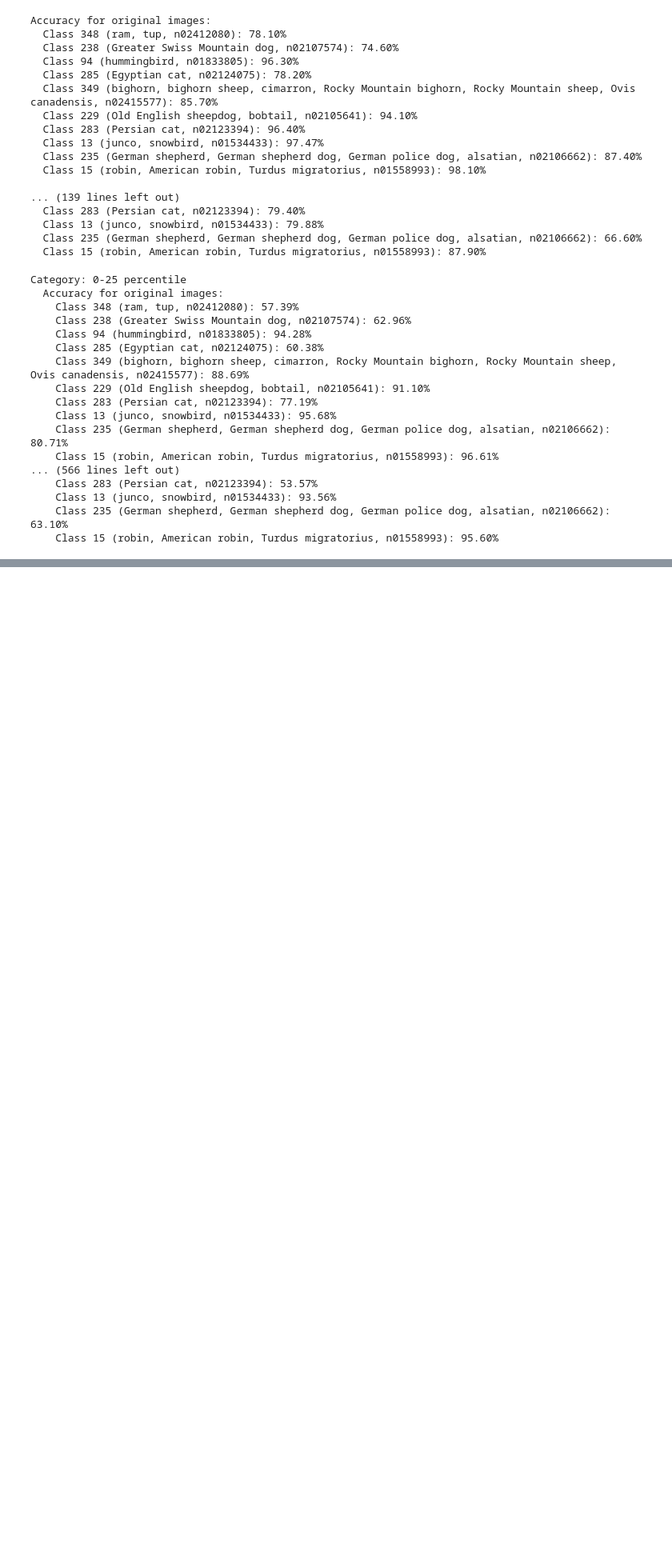
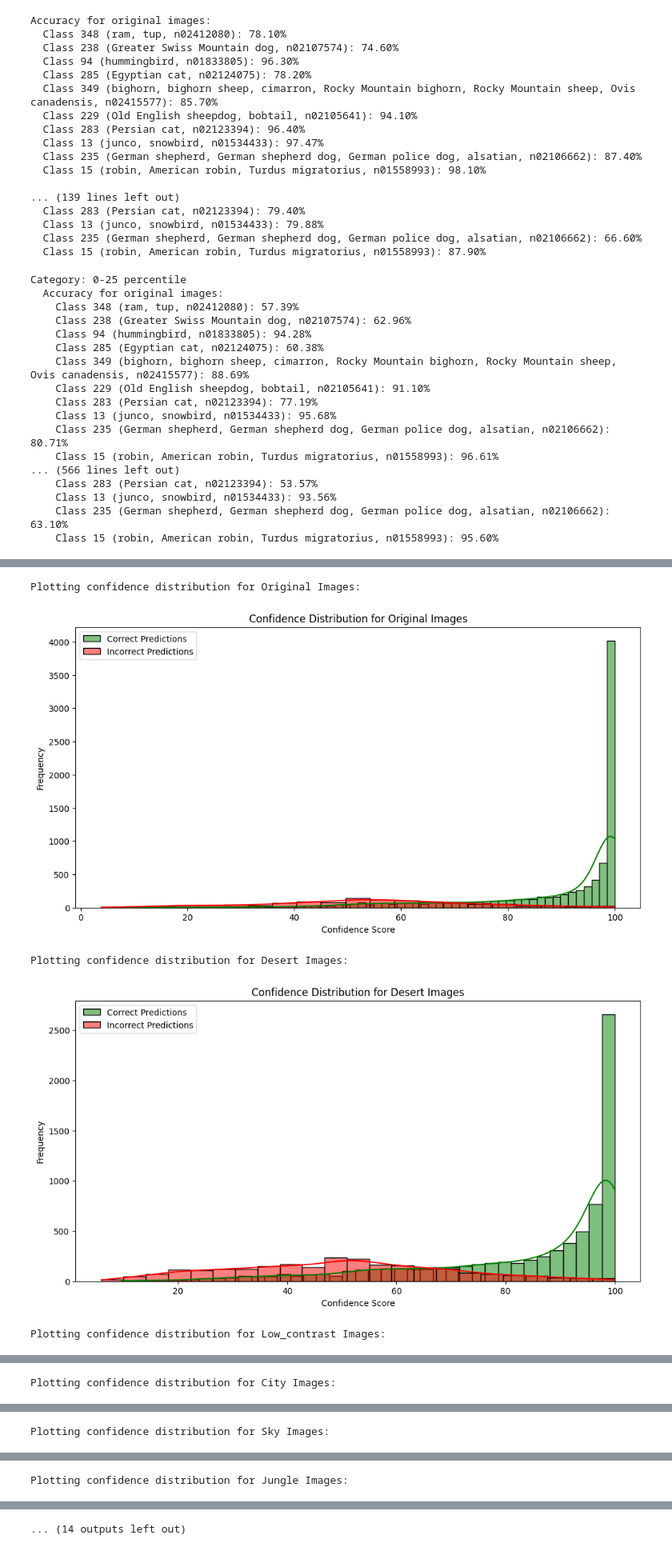
Before and after one commit to paulpel/BackgroundImpactAnalysis, a Jupyter notebook: analysis/analysis.ipynb, the cells around one changed output, grey strips where cells are left out. Shown at 80% size. Saved outputs shown, nothing was run; the diff lists cells and outputs as text; code cells hidden in the pictures; blank space fills up the shorter version.

```diff
--- a/analysis/analysis.ipynb
+++ b/analysis/analysis.ipynb
@@ -312,0 +452,47 @@ Category: 0-25 percentile
+# %%
+def plot_confidence_distribution(data, confidence_column):
+    correct_confidences = []
+    incorrect_confidences = []
+
+    for index, row in data.iterrows():
+        true_class_id = row['id'].split('_')[0]
+        true_class_value = class_dict[true_class_id]['value']
+        predicted_confidences = row[confidence_column]
+
+        if predicted_confidences:
+            predicted_class_value = list(predicted_confidences[0].keys())[0]
+            predicted_confidence = predicted_confidences[0][predicted_class_value]
+
+            if true_class_value == predicted_class_value:
+                correct_confidences.append(predicted_confidence)
+            else:
+                incorrect_confidences.append(predicted_confidence)
+
+    plt.figure(figsize=(12, 6))
+    sns.histplot(correct_confidences, color='green', label='Correct Predictions', kde=True)
+    sns.histplot(incorrect_confidences, color='red', label='Incorrect Predictions', kde=True)
+    plt.xlabel('Confidence Score')
+    plt.ylabel('Frequency')
+    plt.title(f'Confidence Distribution for {confidence_column.replace("_confidence", "").capitalize()} Images')
+    plt.legend()
+    plt.show()
+# %%
+def execute_and_print_confidence_distribution(data):
+    modification_types = [
+        'original', 'desert', 'low_contrast', 'city', 'sky', 'jungle',
+        'no_bg', 'high_contrast', 'no_foreground', 'water', 'snow', 'indoor', 'mountain'
+    ]
+
+    confidence_columns = [f"{mod}_confidence" for mod in modification_types if f"{mod}_confidence" in data.columns]
+
+    for column in confidence_columns:
+        print(f"\nPlotting confidence distribution for {column.replace('_confidence', '').capitalize()} Images:")
+        plot_confidence_distribution(data, column)
+# %%
+execute_and_print_confidence_distribution(processed_data)
+# %% [output]
+Plotting confidence distribution for Original Images:
+[figure, added]
+Plotting confidence distribution for Desert Images:
+[figure, added]
+Plotting confidence distribution for Low_contrast Images:
@@ -312,0 +500 @@ Category: 0-25 percentile
+Plotting confidence distribution for City Images:
@@ -312,0 +502 @@ Category: 0-25 percentile
+Plotting confidence distribution for Sky Images:
@@ -312,0 +504 @@ Category: 0-25 percentile
+Plotting confidence distribution for Jungle Images:
@@ -312,0 +506 @@ Category: 0-25 percentile
+... (14 outputs left out)
```
Also changed, not shown: parts of 12 cells of this notebook.
